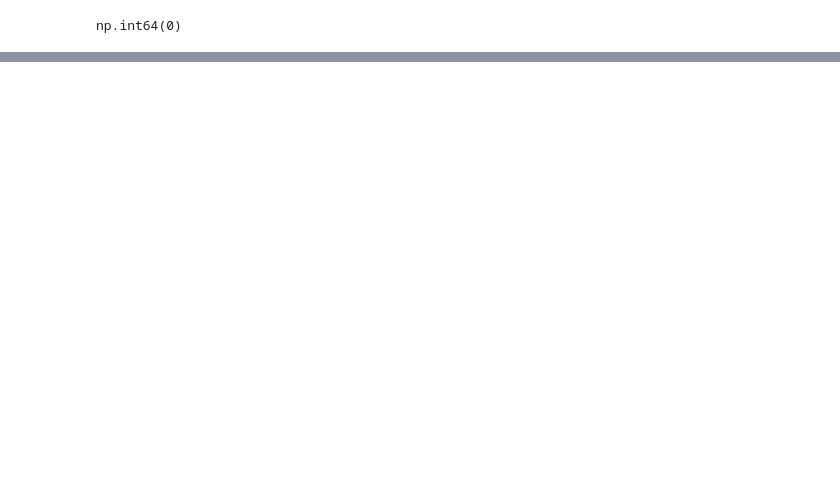
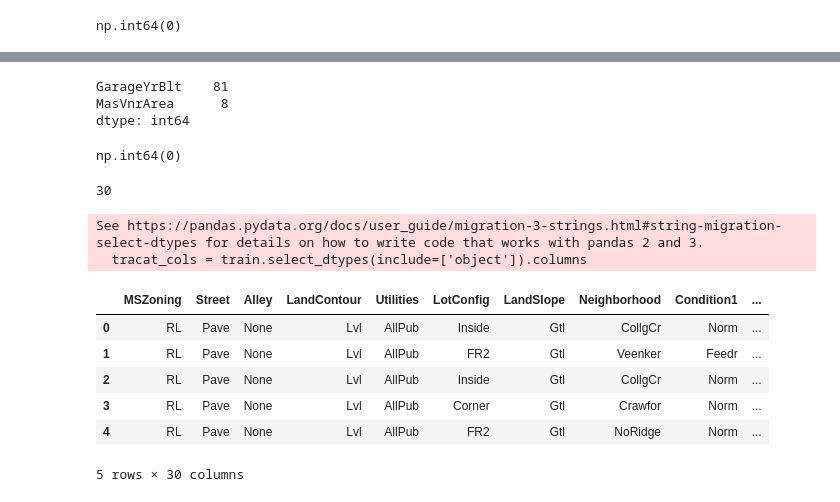
Before and after one commit to rifat-ml-dev/ml-engineer-journey, a Jupyter notebook: house_price_prediction/notebooks/data_understanding.ipynb, the cells around one changed output, grey strips where cells are left out. Drawn from its saved outputs; the diff is of its cells as text; code cells hidden in the pictures; blank space fills up the shorter version.

```diff
--- a/house_price_prediction/notebooks/data_understanding.ipynb
+++ b/house_price_prediction/notebooks/data_understanding.ipynb
@@ -134,0 +158,53 @@ np.int64(0)
+# %%
+none_cols = [
+    "PoolQC",
+    "MiscFeature",
+    "Alley",
+    "Fence",
+    "FireplaceQu",
+    "GarageType",
+    "GarageFinish",
+    "GarageQual",
+    "GarageCond",
+    "BsmtQual",
+    "BsmtCond",
+    "BsmtExposure",
+    "BsmtFinType1",
+    "BsmtFinType2",
+    "MasVnrType"
+]
+
+train[none_cols] = train[none_cols].fillna("None")
+# %%
+missing = train.isnull().sum()
+missing = missing[missing > 0].sort_values(ascending=False)
+
+print(missing)
+# %% [output]
+GarageYrBlt    81
+MasVnrArea      8
+dtype: int64
+# %%
+train["GarageYrBlt"] = train["GarageYrBlt"].fillna(0)
+train["MasVnrArea"] = train["MasVnrArea"].fillna(0)
+
+train.isnull().sum().sum()
+# %% [output]
+np.int64(0)
+# %%
+tracat_cols = train.select_dtypes(include=['object']).columns
+print(len(cat_cols))
+# %% [output]
+30
+See https://pandas.pydata.org/docs/user_guide/migration-3-strings.html#string-migration-select-dtypes for details on how to write code that works with pandas 2 and 3.
+  tracat_cols = train.select_dtypes(include=['object']).columns
+# %%
+train[cat_cols].head()
+# %% [output]
+|  | MSZoning | Street | Alley | LandContour | Utilities | LotConfig | LandSlope | Neighborhood | Condition1 | ... |
+| 0 | RL | Pave | None | Lvl | AllPub | Inside | Gtl | CollgCr | Norm | ... |
+| 1 | RL | Pave | None | Lvl | AllPub | FR2 | Gtl | Veenker | Feedr | ... |
+| 2 | RL | Pave | None | Lvl | AllPub | Inside | Gtl | CollgCr | Norm | ... |
+| 3 | RL | Pave | None | Lvl | AllPub | Corner | Gtl | Crawfor | Norm | ... |
+| 4 | RL | Pave | None | Lvl | AllPub | FR2 | Gtl | NoRidge | Norm | ... |
+5 rows × 30 columns
```
Also changed, not shown: parts of 16 cells of this notebook.
